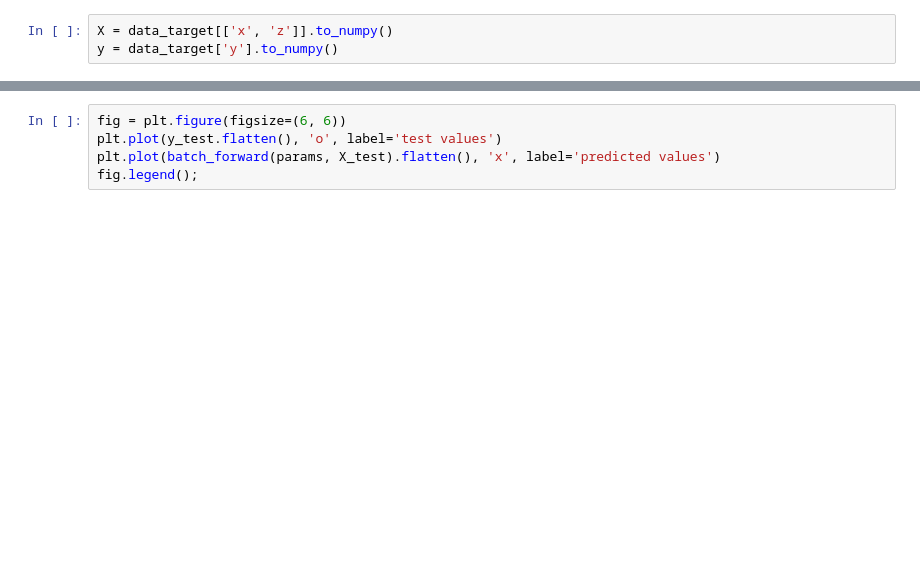
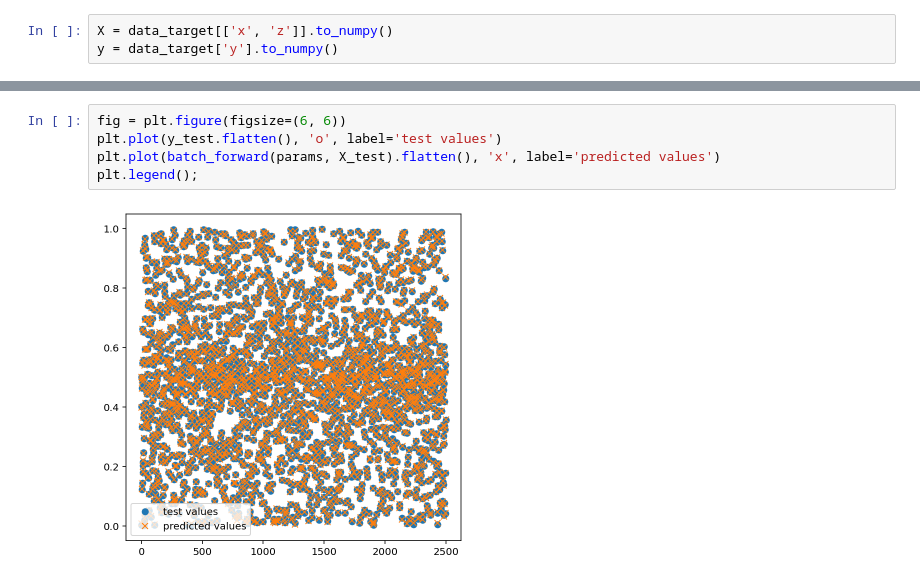
Before and after one commit to akapet00/EMF-exposure-analysis, a Jupyter notebook: notebooks/nn_sphere.ipynb, the cells around one changed output, grey strips where cells are left out. Cells and saved outputs as stored; diff of their text form; blank space fills up the shorter version.

```diff
--- a/notebooks/nn_sphere.ipynb
+++ b/notebooks/nn_sphere.ipynb
@@ -178,8 +225,10 @@ plt.legend();
 # %%
 fig = plt.figure(figsize=(6, 6))
 plt.plot(y_test.flatten(), 'o', label='test values')
 plt.plot(batch_forward(params, X_test).flatten(), 'x', label='predicted values')
-fig.legend();
+plt.legend();
+# %% [output]
+[figure, added]
 # %%
 fig = plt.figure(figsize=(6, 6))
 ax = plt.axes(projection ='3d')
```
Also changed, not shown: parts of 24 cells of this notebook.
